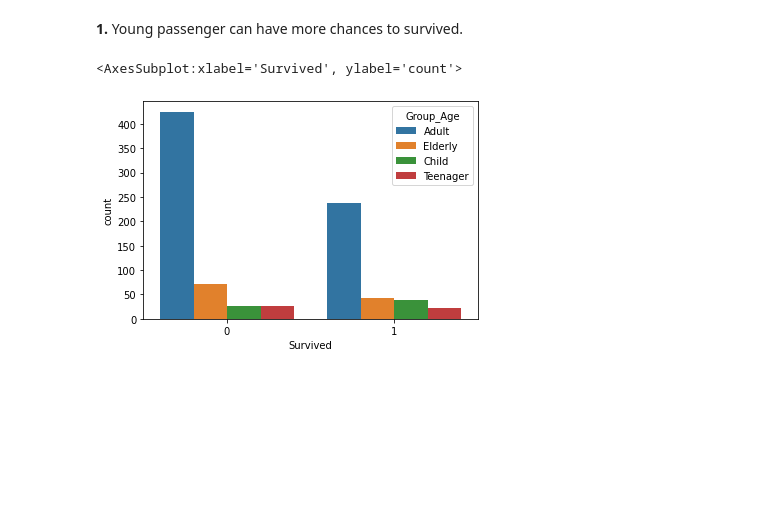
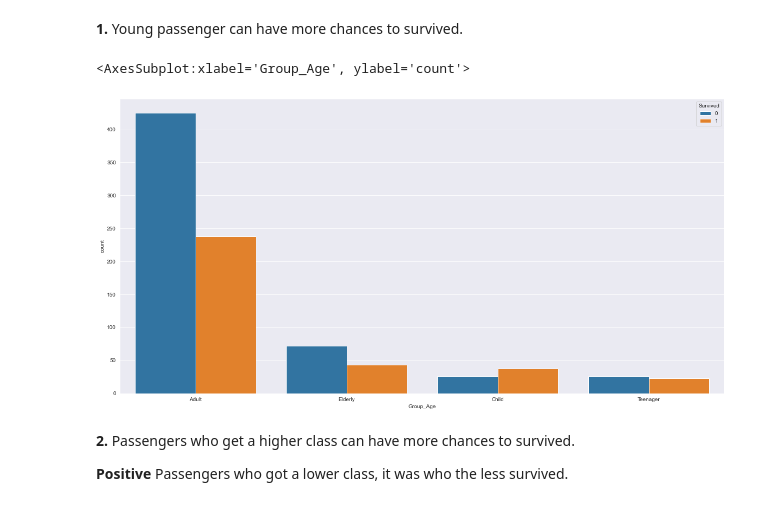
Before and after one commit to augusto-matos/Titanic-Project, a Jupyter notebook: Titanic.ipynb, the cells around one changed output. Saved outputs shown, nothing was run; the diff lists cells and outputs as text; code cells hidden in the pictures; blank space fills up the shorter version.

```diff
--- a/Titanic.ipynb
+++ b/Titanic.ipynb
@@ -12,13 +12,14 @@ import warnings
 
 from sklearn.ensemble import RandomForestClassifier
 from sklearn.metrics import mean_absolute_error, mean_squared_error
-from IPython.core.display import display, HTML
+from IPython.core.display import display, HTML, Image
 
 
 
 %matplotlib inline
 warnings.filterwarnings('ignore')
 display(HTML("<style>.container { width:80% !important; }</style>"))
+sns.set_style('darkgrid')
 # %% [markdown]
 ## 0.2. Importing Datasets
 # %%
@@ -275,3 +311,6 @@ for i in test['Age']:
     else:
         group_age_test.append('Elderly')
 test['Group_Age'] = group_age_test
+# %%
+df2['Family_Size'] = df2['Family_Size'].apply(str)
+test['Family_Size'] = test['Family_Size'].apply(str)
@@ -302,7 +368,12 @@ df3.head()
 # %% [markdown]
 **1.** Young passenger can have more chances to survived.
 # %%
-sns.countplot(df3['Survived'], hue='Group_Age', data=df3)
+plt.figure(figsize=(20,10))
+sns.countplot(df3['Group_Age'], hue='Survived', data=df3)
 # %% [output]
-<AxesSubplot:xlabel='Survived', ylabel='count'>
+<AxesSubplot:xlabel='Group_Age', ylabel='count'>
-[figure, old version]
+[figure, new version]
+# %% [markdown]
+**2.** Passengers who get a higher class can have more chances to survived.
+
+**Positive** Passengers who got a lower class, it was who the less survived.
```
Also changed, not shown: parts of 17 cells of this notebook.
